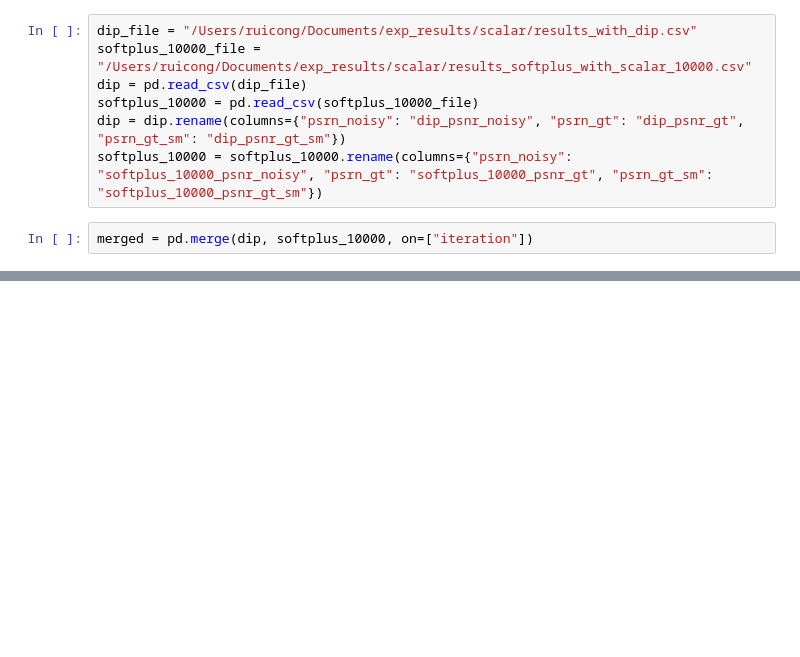
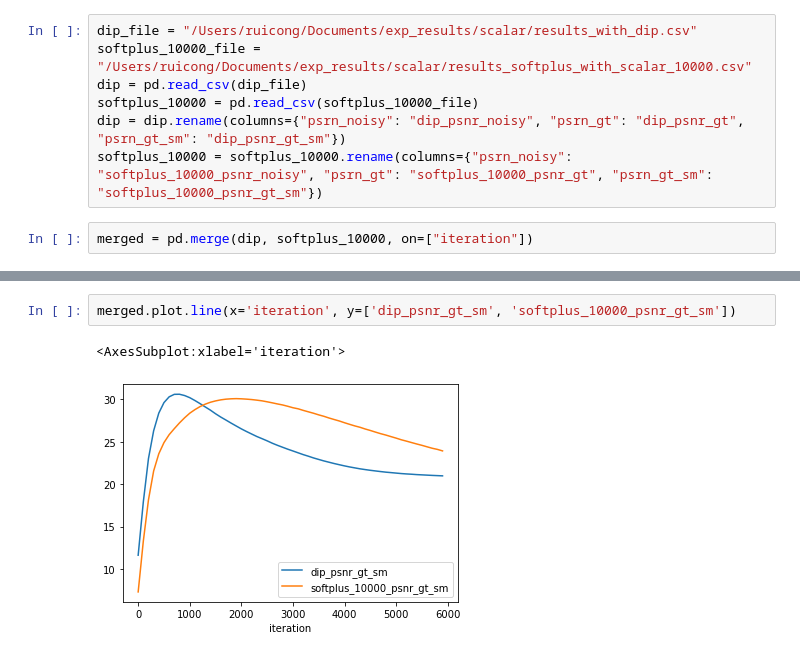
Before and after one commit to Zhu-Ruicong/deep-image-prior, a Jupyter notebook: plot.ipynb, the cells around one changed output, grey strips where cells are left out. Drawn from its saved outputs; the diff is of its cells as text; blank space fills up the shorter version.

Commit message:
plot

```diff
--- a/plot.ipynb
+++ b/plot.ipynb
@@ -36,0 +37,5 @@ merged.plot.line(x='iteration', y=['dip_psnr_gt', 'softplus_10000_psnr_gt'])
+# %%
+merged.plot.line(x='iteration', y=['dip_psnr_gt_sm', 'softplus_10000_psnr_gt_sm'])
+# %% [output]
+<AxesSubplot:xlabel='iteration'>
+[figure, added]
```
Also changed, not shown: parts of 4 cells of this notebook.
